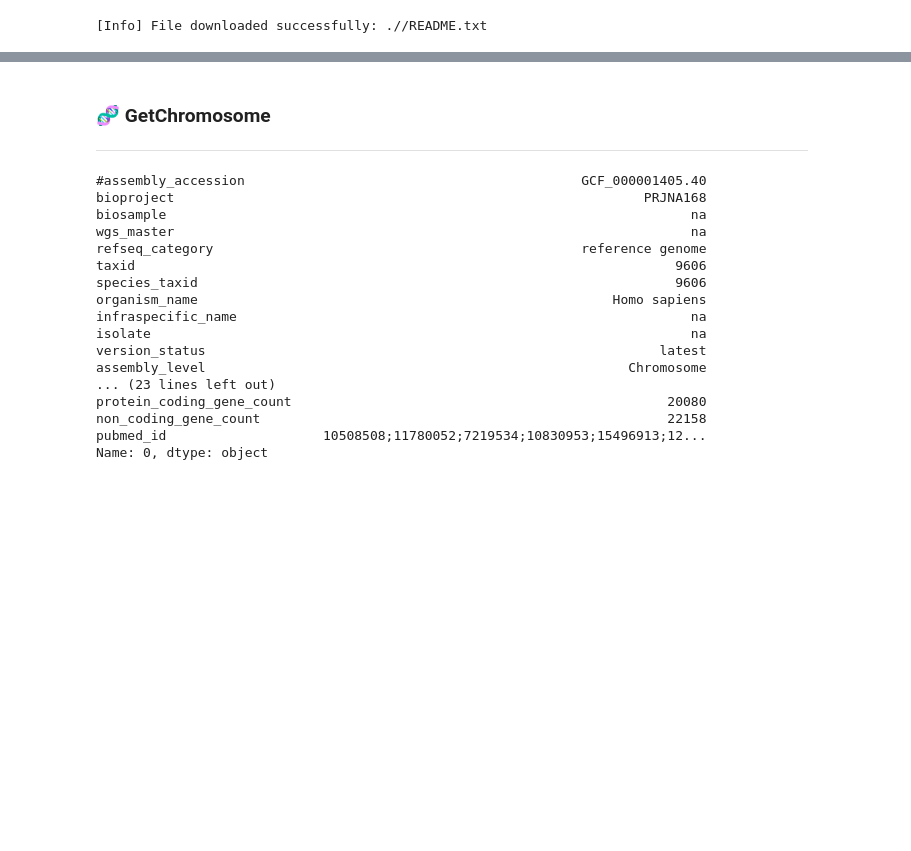
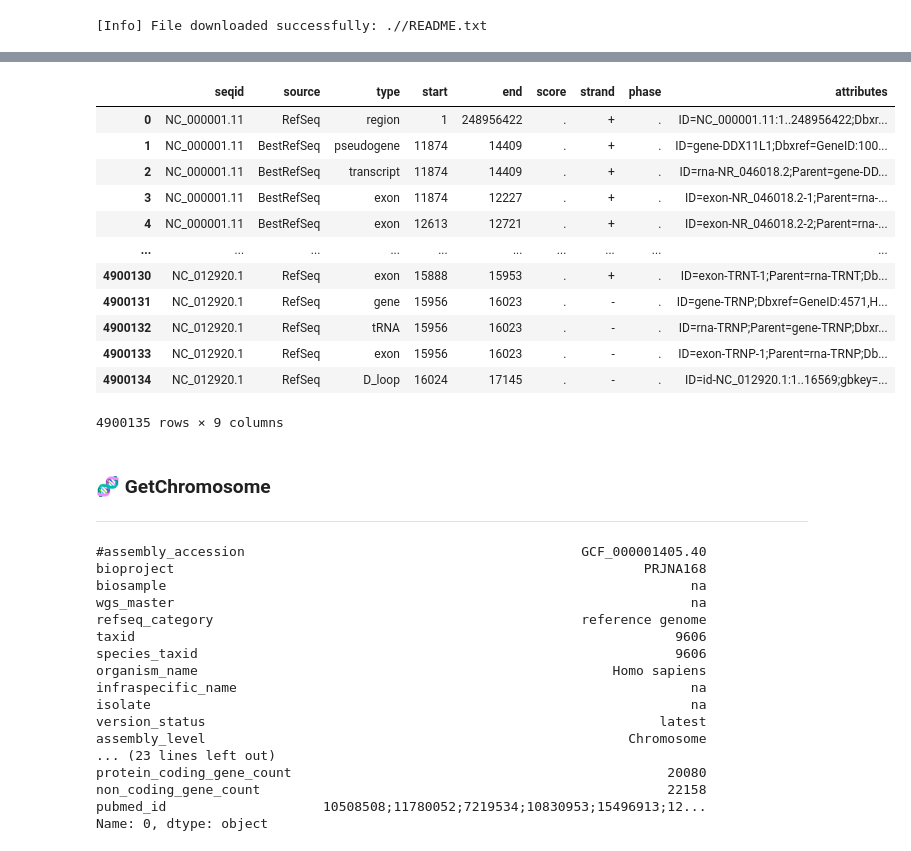
Before and after one commit to Goosang-Yu/genet, a Jupyter notebook: tutorials/Tutorial_database.ipynb, the cells around one changed output, grey strips where cells are left out. Cells and saved outputs as stored; diff of their text form; code cells hidden in the pictures; blank space fills up the shorter version.

Commit message:
🚧 dev database gbk analysis

```diff
--- a/tutorials/Tutorial_database.ipynb
+++ b/tutorials/Tutorial_database.ipynb
@@ -118,3 +130,27 @@ genome.download('README.txt')
+# %%
+from genet.database import DFConverter
+
+gbk_filename = 'test_datasets/GCF_000001405.40_GRCh38.p14_genomic.gff.gz'
+
+
+converter = DFConverter()
+df_gff = converter.convert(gbk_filename)
+
+df_gff
+# %% [output]
+|  | seqid | source | type | start | end | score | strand | phase | attributes |
+| 0 | NC_000001.11 | RefSeq | region | 1 | 248956422 | . | + | . | ID=NC_000001.11:1..248956422;Dbxr... |
+| 1 | NC_000001.11 | BestRefSeq | pseudogene | 11874 | 14409 | . | + | . | ID=gene-DDX11L1;Dbxref=GeneID:100... |
+| 2 | NC_000001.11 | BestRefSeq | transcript | 11874 | 14409 | . | + | . | ID=rna-NR_046018.2;Parent=gene-DD... |
+| 3 | NC_000001.11 | BestRefSeq | exon | 11874 | 12227 | . | + | . | ID=exon-NR_046018.2-1;Parent=rna-... |
+| 4 | NC_000001.11 | BestRefSeq | exon | 12613 | 12721 | . | + | . | ID=exon-NR_046018.2-2;Parent=rna-... |
+| ... | ... | ... | ... | ... | ... | ... | ... | ... | ... |
+| 4900130 | NC_012920.1 | RefSeq | exon | 15888 | 15953 | . | + | . | ID=exon-TRNT-1;Parent=rna-TRNT;Db... |
+| 4900131 | NC_012920.1 | RefSeq | gene | 15956 | 16023 | . | - | . | ID=gene-TRNP;Dbxref=GeneID:4571,H... |
+| 4900132 | NC_012920.1 | RefSeq | tRNA | 15956 | 16023 | . | - | . | ID=rna-TRNP;Parent=gene-TRNP;Dbxr... |
+| 4900133 | NC_012920.1 | RefSeq | exon | 15956 | 16023 | . | - | . | ID=exon-TRNP-1;Parent=rna-TRNP;Db... |
+| 4900134 | NC_012920.1 | RefSeq | D_loop | 16024 | 17145 | . | - | . | ID=id-NC_012920.1:1..16569;gbkey=... |
+4900135 rows × 9 columns
 # %% [markdown]
 ### 🧬 GetChromosome
 ---
```
Also changed, not shown: parts of 5 cells of this notebook, 3 other files.
